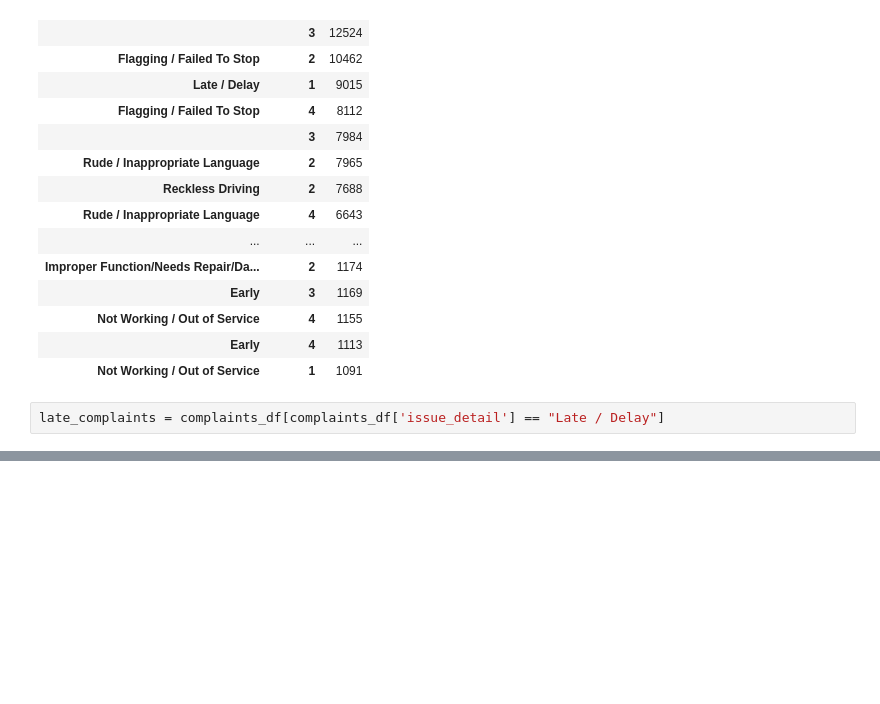
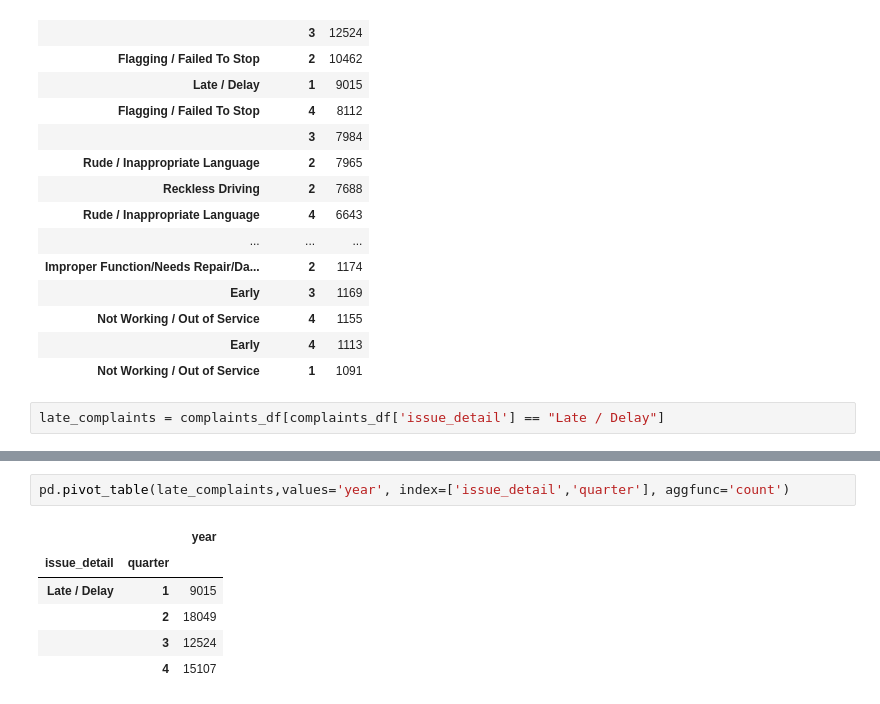
Before and after one commit to itzamnahuerta/mta_complaints, a Jupyter notebook: MTA_COMPLAINTS.ipynb, the cells around one changed output, grey strips where cells are left out. Cells and saved outputs as stored; diff of their text form; blank space fills up the shorter version.

Commit message:
late complaints by quarters

```diff
--- a/MTA_COMPLAINTS.ipynb
+++ b/MTA_COMPLAINTS.ipynb
@@ -638,0 +632,9 @@ ValueError: The truth value of a Series is ambiguous. Use a.empty, a.bool(), a.i
+# %%
+pd.pivot_table(late_complaints,values='year', index=['issue_detail','quarter'], aggfunc='count')
+# %% [output]
+|  |  | year |
+| issue_detail | quarter |  |
+| Late / Delay | 1 | 9015 |
+|  | 2 | 18049 |
+|  | 3 | 12524 |
+|  | 4 | 15107 |
```
Also changed, not shown: parts of 6 cells of this notebook.
